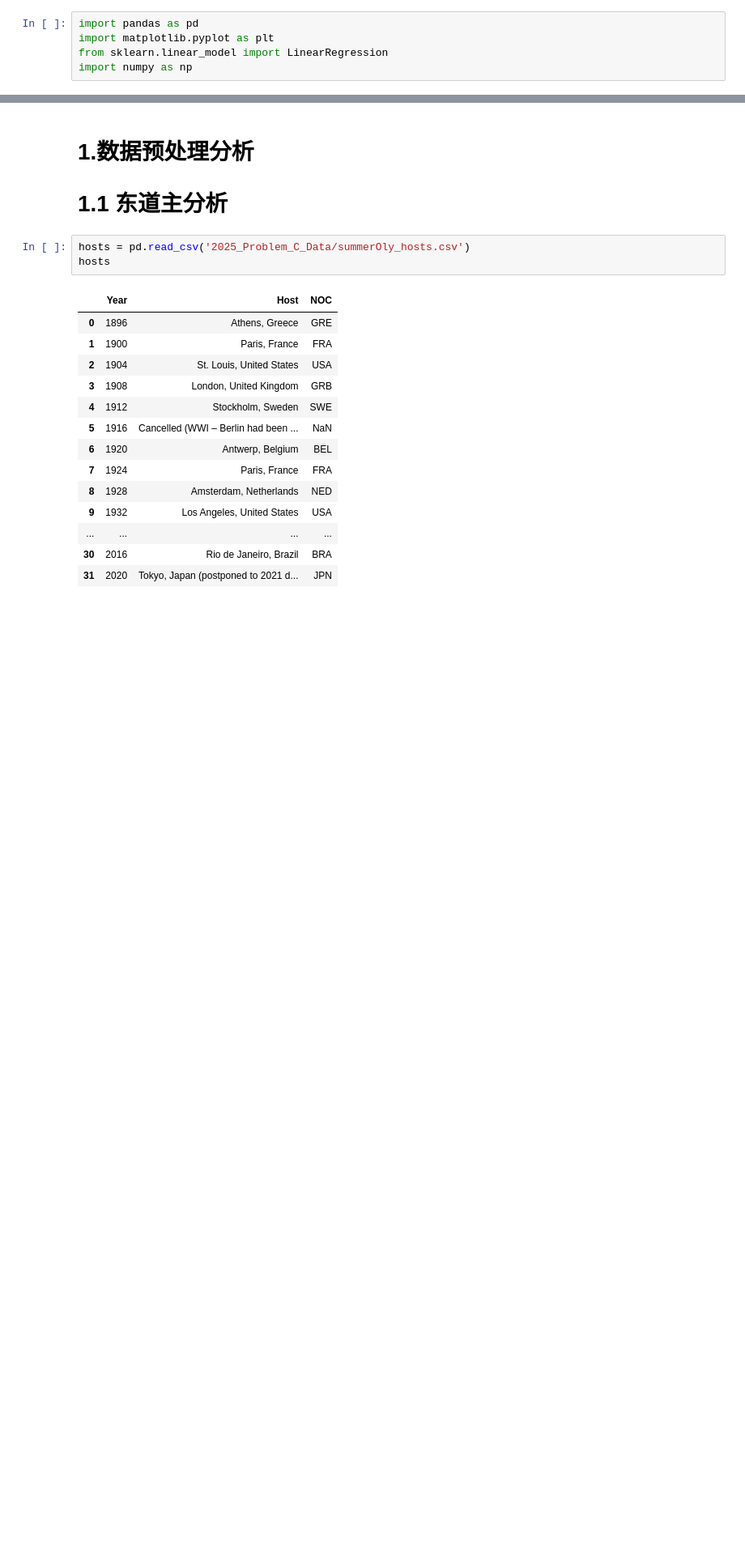
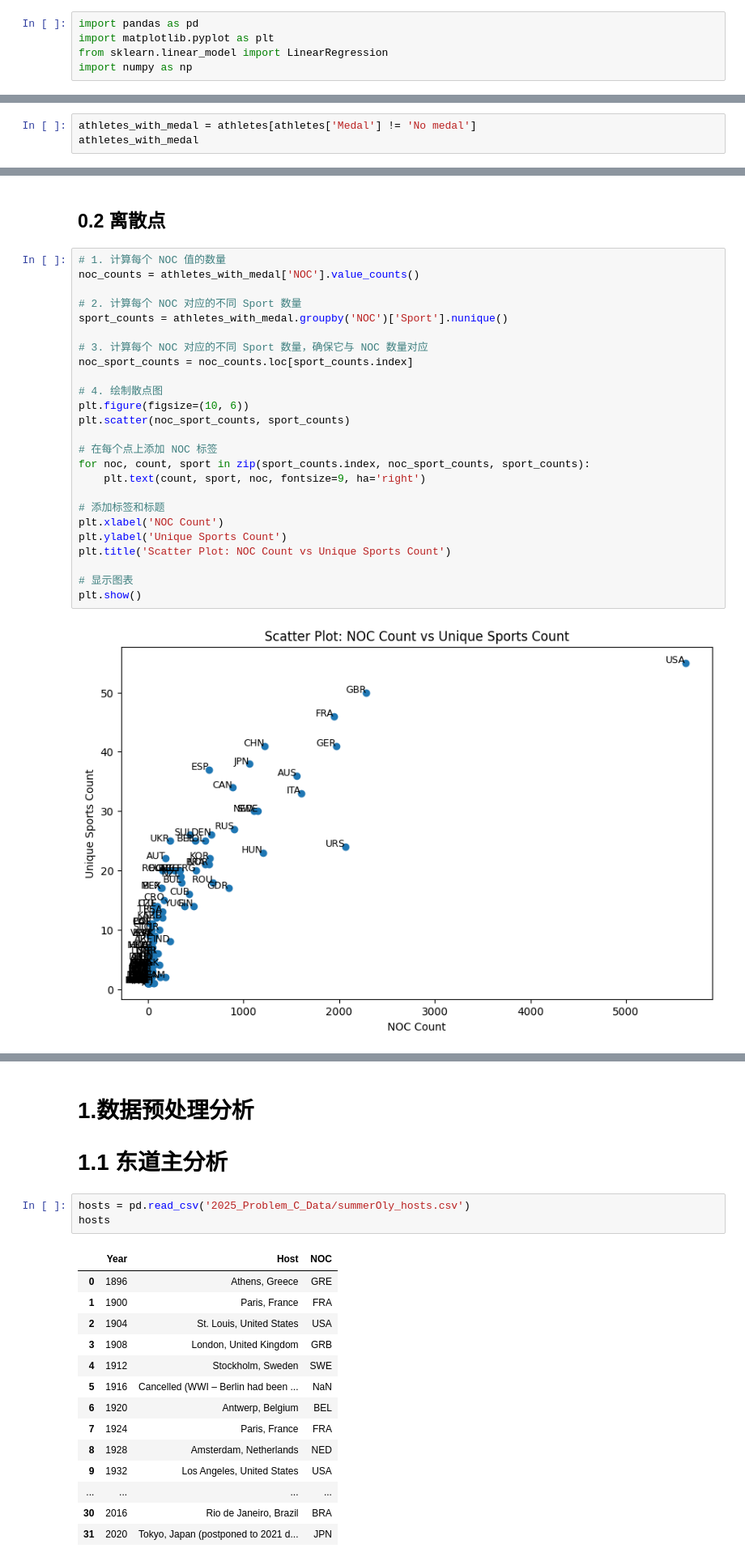
Before and after one commit to rainbowyuyu/MCM, a Jupyter notebook: model_and_code/data_processing.ipynb, the cells around one changed output, grey strips where cells are left out. Shown at 81% size. Drawn from its saved outputs; the diff is of its cells as text; blank space fills up the shorter version.

```diff
--- a/model_and_code/data_processing.ipynb
+++ b/model_and_code/data_processing.ipynb
@@ -22,0 +50,3 @@ athletes
+# %%
+athletes_with_medal = athletes[athletes['Medal'] != 'No medal']
+athletes_with_medal
@@ -22,0 +84,29 @@ athletes
+# %% [markdown]
+## 0.2 离散点
+# %%
+# 1. 计算每个 NOC 值的数量
+noc_counts = athletes_with_medal['NOC'].value_counts()
+
+# 2. 计算每个 NOC 对应的不同 Sport 数量
+sport_counts = athletes_with_medal.groupby('NOC')['Sport'].nunique()
+
+# 3. 计算每个 NOC 对应的不同 Sport 数量，确保它与 NOC 数量对应
+noc_sport_counts = noc_counts.loc[sport_counts.index]
+
+# 4. 绘制散点图
+plt.figure(figsize=(10, 6))
+plt.scatter(noc_sport_counts, sport_counts)
+
+# 在每个点上添加 NOC 标签
+for noc, count, sport in zip(sport_counts.index, noc_sport_counts, sport_counts):
+    plt.text(count, sport, noc, fontsize=9, ha='right')
+
+# 添加标签和标题
+plt.xlabel('NOC Count')
+plt.ylabel('Unique Sports Count')
+plt.title('Scatter Plot: NOC Count vs Unique Sports Count')
+
+# 显示图表
+plt.show()
+# %% [output]
+[figure, added]
```
Also changed, not shown: parts of 13 cells of this notebook, 2 other files.
